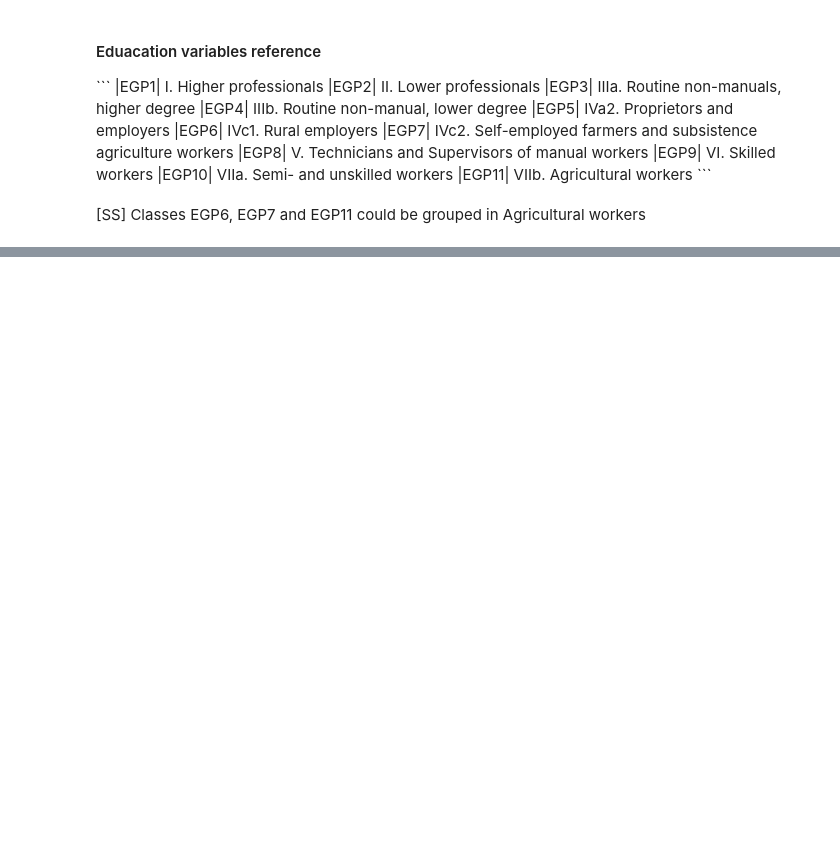
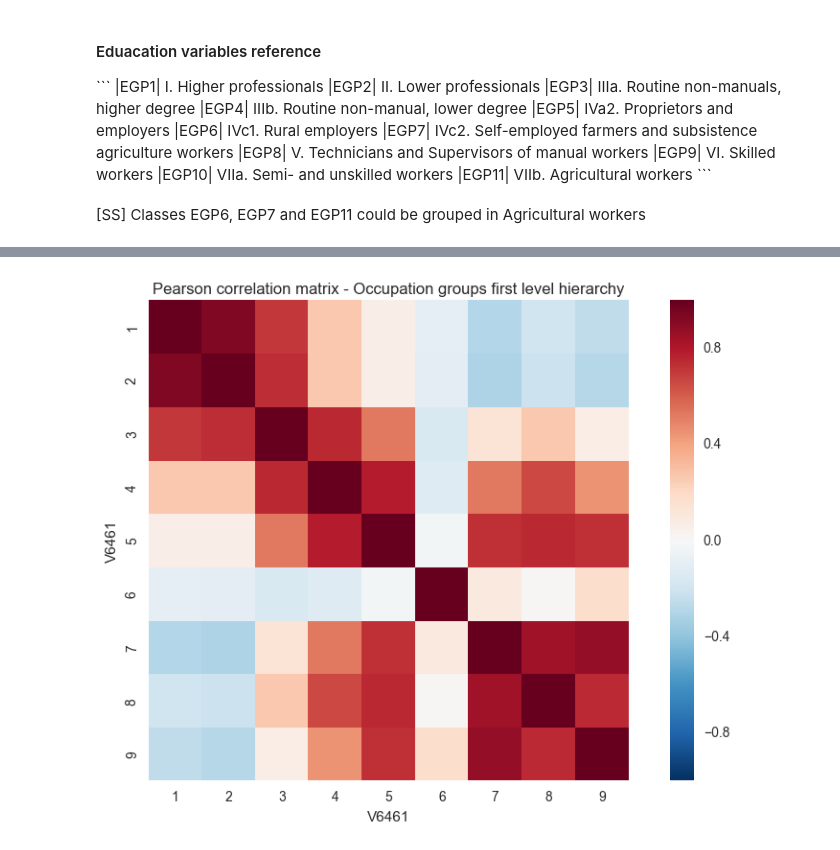
Before and after one commit to sandrofsousa/Resolution, a Jupyter notebook: Histograms - Sao Paulo.ipynb, the cells around one changed output, grey strips where cells are left out. Cells and saved outputs as stored; diff of their text form; code cells hidden in the pictures; blank space fills up the shorter version.

```diff
--- a/Histograms - Sao Paulo.ipynb
+++ b/Histograms - Sao Paulo.ipynb
@@ -225,0 +341,4 @@ ocupation.sum().plot(kind='bar')
+# %%
+# Slice data frame to get proportion data columns
+cor_occup_hier1 = dfocc_group.loc[:,'1':'9'].corr()
+cor_occup_hier1
@@ -225,0 +357,11 @@ ocupation.sum().plot(kind='bar')
+# %%
+# Plot Heatmap based on hier_level3 data frame
+% matplotlib inline
+sns.set(context="notebook")
+f1, ax1 = plt.subplots(figsize=(9, 6), dpi=300)
+plt.title('Pearson correlation matrix - Occupation groups first level hierarchy')
+sns.heatmap(cor_occup_hier1, square=True)
+f1.tight_layout()
+# plt.savefig("/Users/sandrofsousa/Dropbox/Resolution - SP London/Documents/Histograms/Occupation_pearson_.png")
+# %% [output]
+[figure, added]
```
Also changed, not shown: parts of 39 cells of this notebook.
